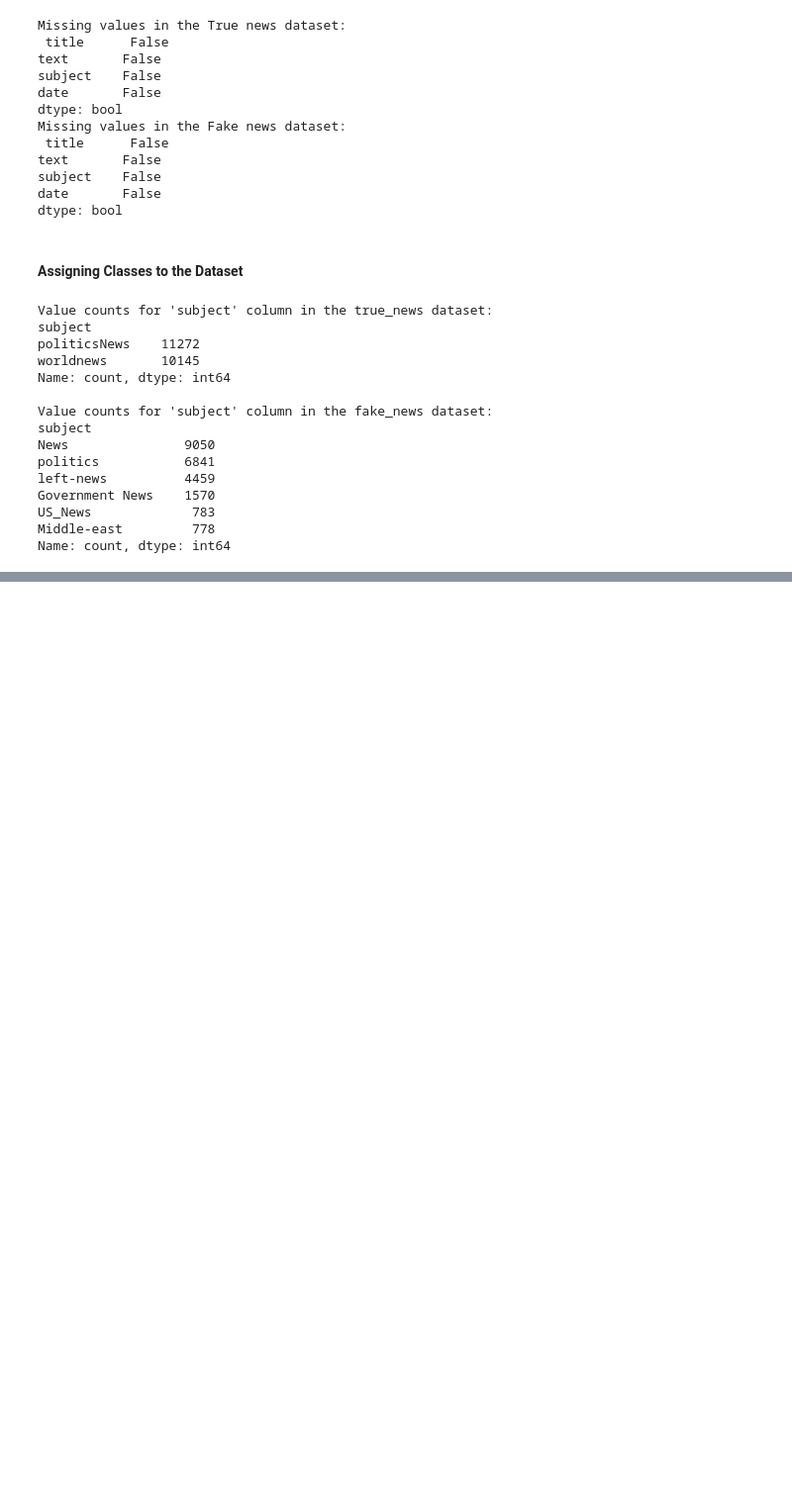
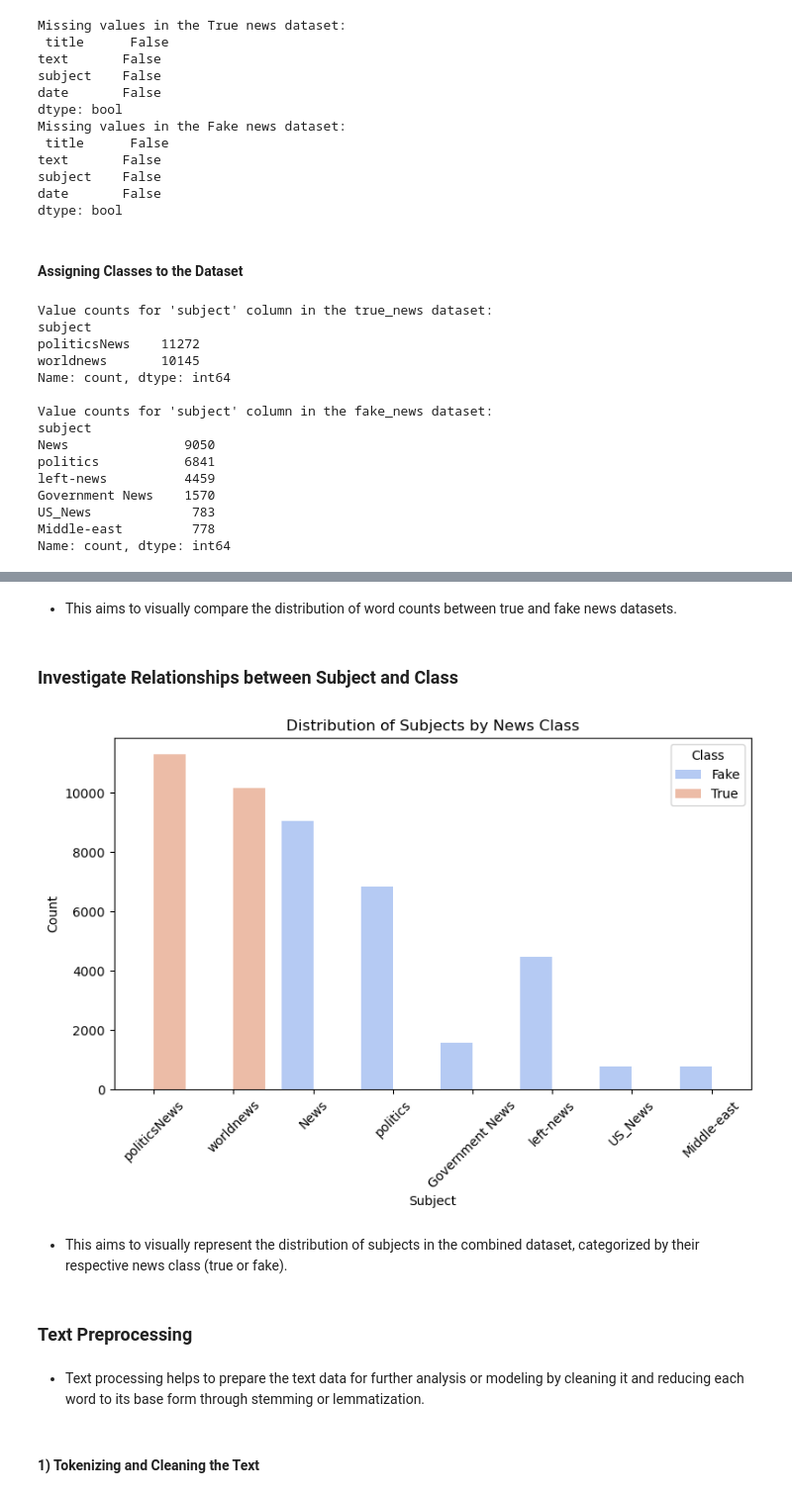
Before and after one commit to idatonui/Fake-News-Prediction, a Jupyter notebook: Fake News Prediction Notebook.ipynb, the cells around one changed output, grey strips where cells are left out. Shown at 99% size. Drawn from its saved outputs; the diff is of its cells as text; code cells hidden in the pictures; blank space fills up the shorter version.

```diff
--- a/Fake News Prediction Notebook.ipynb
+++ b/Fake News Prediction Notebook.ipynb
@@ -223,0 +286,28 @@ Name: count, dtype: int64
+# %% [markdown]
+- This  aims to visually compare the distribution of word counts between true and fake news datasets.
+# %% [markdown]
+### Investigate Relationships between Subject and Class
+# %%
+
+# Concatenate the true and fake news datasets
+combined_data = pd.concat([true_news, fake_news])
+
+# Plot the relationship between 'subject' and 'class' using count plot
+plt.figure(figsize=(9, 5))
+sns.countplot(data=combined_data, x='subject', hue='class', palette='coolwarm')
+plt.title("Distribution of Subjects by News Class")
+plt.xlabel('Subject')
+plt.ylabel('Count')
+plt.xticks(rotation=45)
+plt.legend(title='Class', labels=['Fake', 'True'])
+plt.show()
+# %% [output]
+[figure, added]
+# %% [markdown]
+- This aims to visually represent the distribution of subjects in the combined dataset, categorized by their respective news class (true or fake).
+# %% [markdown]
+### Text Preprocessing
+# %% [markdown]
+ - Text processing helps to prepare the text data for further analysis or modeling by cleaning it and reducing each word to its base form through stemming or lemmatization.
+# %% [markdown]
+#### 1) Tokenizing and Cleaning the Text
```
Also changed, not shown: parts of 18 cells of this notebook.
